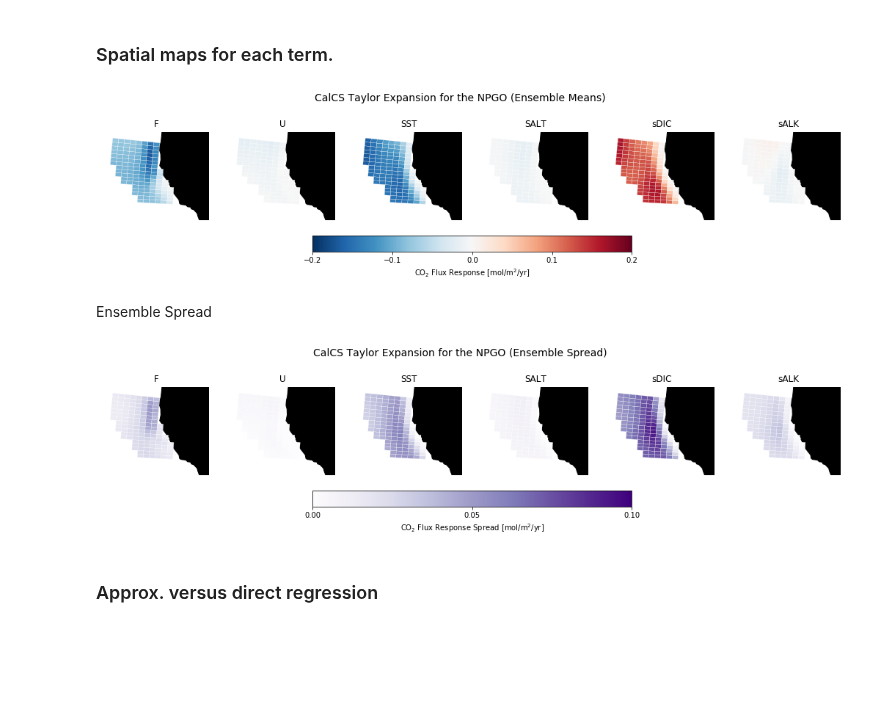
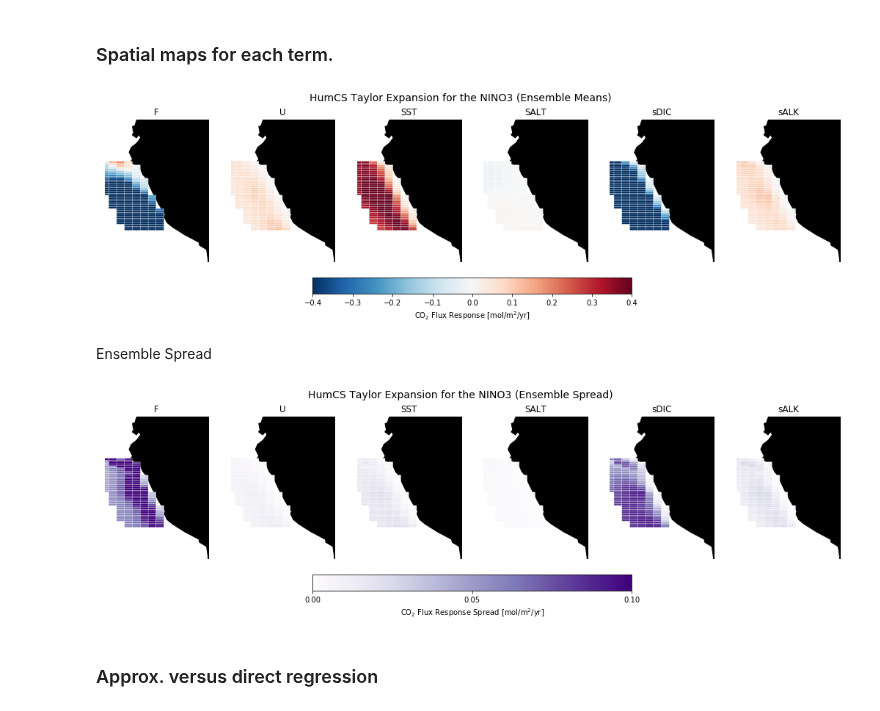
Before and after one commit to bradyrx/EBUS_BGC_Variability, a Jupyter notebook: notebooks/CO2_Flux_Decomposition/spatial_flux_decomposition.ipynb, the cells around one changed output. Drawn from its saved outputs; the diff is of its cells as text; code cells hidden in the pictures; blank space fills up the shorter version.

```diff
--- a/notebooks/CO2_Flux_Decomposition/spatial_flux_decomposition.ipynb
+++ b/notebooks/CO2_Flux_Decomposition/spatial_flux_decomposition.ipynb
@@ -123,8 +123,8 @@ def co2_sol(ds):
     """
     a = [-162.8301, 218.2968, 90.9241, -1.47696]
     b = [0.025695, -0.025225, 0.0049867]
-    t = (np.mean(ds['SST']) + 273.15) * 0.01
-    s = np.mean(ds['SALT'])
+    t = (ds['SST'].mean('time') + 273.15) * 0.01
+    s = ds['SALT'].mean('time')
     t_sq = t**2
     t_inv = 1.0 / t
     log_t = np.log(t)
@@ -133,15 +133,22 @@ def co2_sol(ds):
     ff = np.exp( a[0] + a[1] * t_inv + a[2] * log_t + \
         a[3] * t_sq + d0 * s )
     return ff
+# %%
+def schmidt(t):
+    """
+    Vectorized version of schmidt script from esmtools. Just input a time-mean
+    of the grid.
+    """
+    c = [2073.1, 125.62, 3.6276, 0.043219]
+    Sc = c[0] - c[1]*t + c[2]*(t**2) - c[3]*(t**3)
+    return Sc
 # %%
-#Sc = forced['SST'].stack(points=['nlat','nlon']).groupby('points').apply(schmidt).unstack('points')
-#sol_grid = xr.merge([forced['SST'], forced['SALT']])
-#ff = sol_grid.stack(points=['nlat','nlon']).groupby('points').apply(co2_sol).unstack('points')
 """
 Repetitive terms
 """
-Sc = xr.open_dataarray('calcs_schmidt_grid.nc')
-ff = xr.open_dataarray('calcs_ff_grid.nc')
+Sc = schmidt(forced['SST'].mean('time'))
+sol_grid = xr.merge([forced['SST'], forced['SALT']])
+ff = co2_sol(sol_grid)
 gamma_DIC = (3*means['ALK']*means['DIC'] - 2*means['DIC']**2) / \
             ((2*means['DIC']-means['ALK'])*(means['ALK']-means['DIC']))
 gamma_ALK = (-means['ALK']**2)/((2*means['DIC']-means['ALK'])*(means['ALK']-means['DIC']))
@@ -185,9 +192,9 @@ diff = abs(taylor_sum) - abs(true_sum)
 def plot_term(ax, term, title):
     lon = term.TLONG
     lat = term.TLAT
-    x0,x1,y0,y1 = et.ebus.visual_bounds('CalCS')
+    x0,x1,y0,y1 = et.ebus.visual_bounds(e)
     p = ax.pcolor(lon-1, lat, term.mean('ensemble'), transform=ccrs.PlateCarree(),
-                cmap="RdBu_r", vmin=-0.2, vmax=0.2, edgecolor='w')
+                cmap="RdBu_r", vmin=-0.4, vmax=0.4, edgecolor='w')
     ax.set_extent([x0,x1,y0,y1])
     ax.add_feature(cfeature.LAND, facecolor='k')
     ax.outline_patch.set_edgecolor('white')
@@ -196,21 +203,21 @@ def plot_term(ax, term, title):
 # %%
 f, ax = plt.subplots(nrows=1, ncols=6, figsize=(18,8), subplot_kw=dict(projection=ccrs.Mercator()))
 
 # Plot Terms
 terms = [F, U, SST, SALT, sDIC, sALK]
 titles = ['F', 'U', 'SST', 'SALT', 'sDIC', 'sALK']
 for i, name in enumerate(terms):
     p = plot_term(ax[i], name, titles[i])
 
 cb = f.colorbar(p, ax=ax.ravel().tolist(), orientation='horizontal',
-             fraction=0.05, pad=0.05, ticks=[-0.2, -0.1, 0, 0.1, 0.2])
+             fraction=0.05, pad=0.05, ticks=[-0.4,-0.3,-0.2, -0.1, 0, 0.1, 0.2,0.3,0.4])
 cb.set_label('CO$_{2}$ Flux Response [mol/m$^{2}$/yr]')
 
-f.suptitle("CalCS Taylor Expansion for the NPGO (Ensemble Means)", fontsize=14, y=0.5)
+f.suptitle(e + " Taylor Expansion for the " + x + " (Ensemble Means)", fontsize=14, y=0.6)
 
-#et.vis.savefig('CalCS_spatial_taylor_expansion_means', extension='.eps', dpi=300)
+#et.vis.savefig(e + '_' + x + '_' + 'spatial_taylor_expansion_means', extension='.eps', dpi=300)
 # %% [output]
-[figure, old version]
+[figure, new version]
 # %% [markdown]
 Ensemble Spread
 # %%
@@ -239,11 +246,11 @@ cb = f.colorbar(p, ax=ax.ravel().tolist(), orientation='horizontal',
              fraction=0.05, pad=0.05, ticks=[0, 0.05, 0.1])
 cb.set_label('CO$_{2}$ Flux Response Spread [mol/m$^{2}$/yr]')
 
-f.suptitle("CalCS Taylor Expansion for the NPGO (Ensemble Spread)", fontsize=14, y=0.5)
+f.suptitle(e + " Taylor Expansion for the " + x + " (Ensemble Spread)", fontsize=14, y=0.6)
 
-#et.vis.savefig('CalCS_spatial_taylor_expansion_spread', extension='.eps', dpi=300)
+#et.vis.savefig(e + '_' + x + '_spatial_taylor_expansion_spread', extension='.eps', dpi=300)
 # %% [output]
-[figure, old version]
+[figure, new version]
 # %% [markdown]
 ### Approx. versus direct regression
 # %%
```
Also changed, not shown: parts of 6 cells of this notebook, 53 other files.
